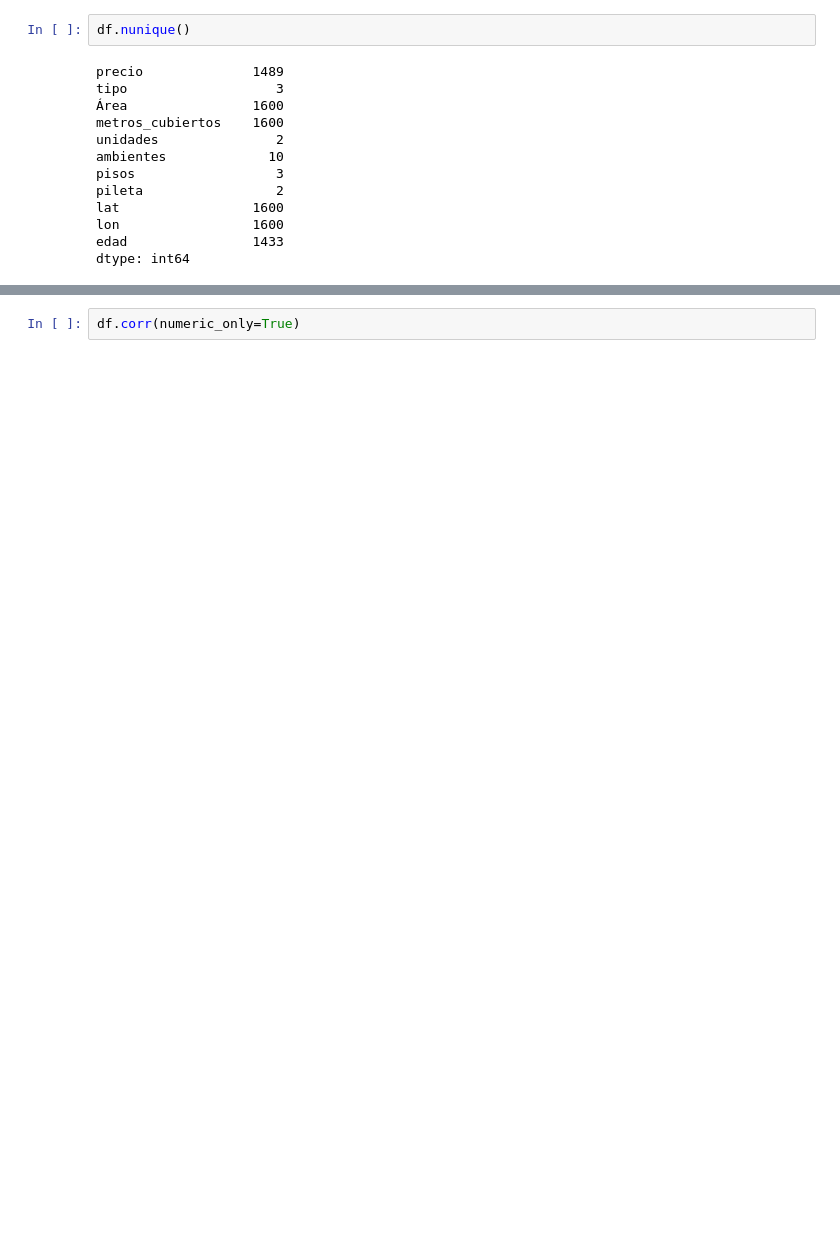
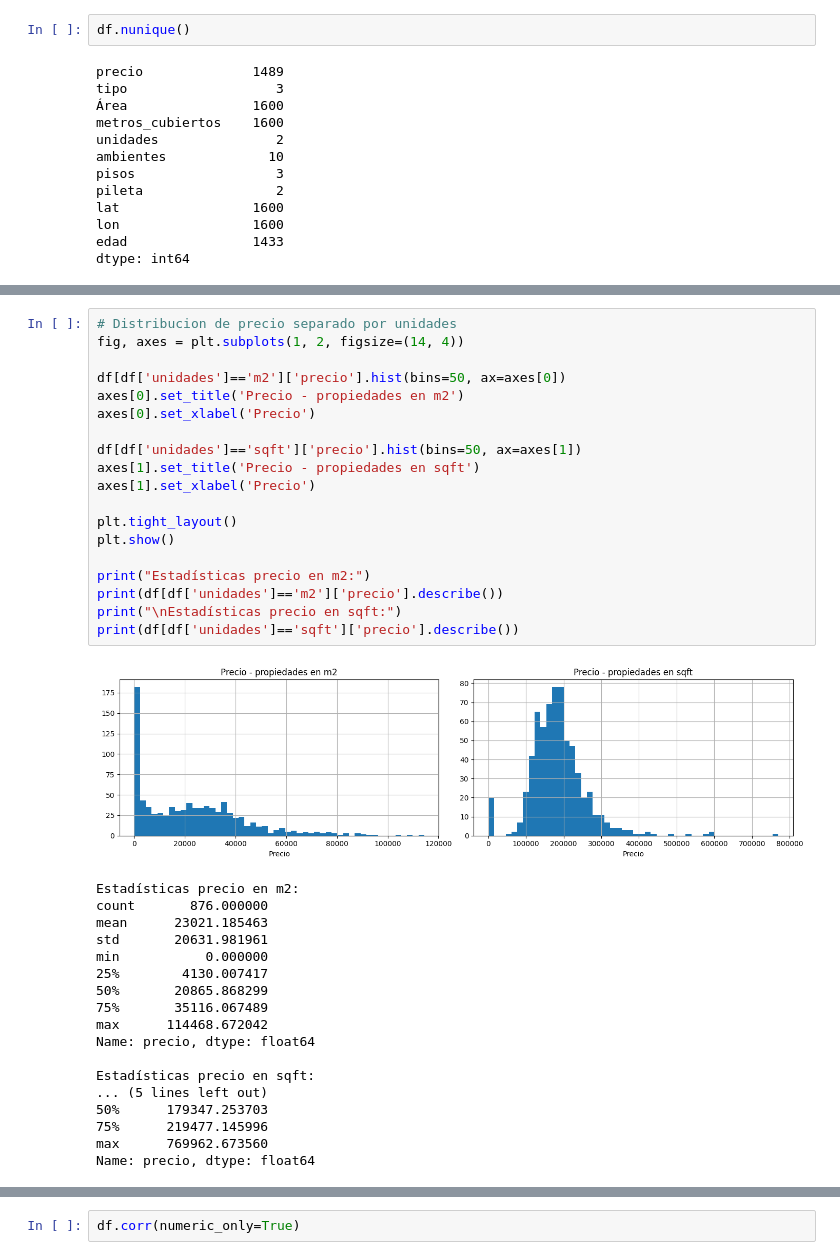
Before and after one commit to biancapaz/ml_tp1, a Jupyter notebook: notebooks/Entrega_TP1.ipynb, the cells around one changed output, grey strips where cells are left out. Saved outputs shown, nothing was run; the diff lists cells and outputs as text; blank space fills up the shorter version.

```diff
--- a/notebooks/Entrega_TP1.ipynb
+++ b/notebooks/Entrega_TP1.ipynb
@@ -84,0 +219,38 @@ dtype: int64
+# %%
+# Distribucion de precio separado por unidades
+fig, axes = plt.subplots(1, 2, figsize=(14, 4))
+
+df[df['unidades']=='m2']['precio'].hist(bins=50, ax=axes[0])
+axes[0].set_title('Precio - propiedades en m2')
+axes[0].set_xlabel('Precio')
+
+df[df['unidades']=='sqft']['precio'].hist(bins=50, ax=axes[1])
+axes[1].set_title('Precio - propiedades en sqft')
+axes[1].set_xlabel('Precio')
+
+plt.tight_layout()
+plt.show()
+
+print("Estadísticas precio en m2:")
+print(df[df['unidades']=='m2']['precio'].describe())
+print("\nEstadísticas precio en sqft:")
+print(df[df['unidades']=='sqft']['precio'].describe())
+# %% [output]
+[figure, added]
+Estadísticas precio en m2:
+count       876.000000
+mean      23021.185463
+std       20631.981961
+min           0.000000
+25%        4130.007417
+50%       20865.868299
+75%       35116.067489
+max      114468.672042
+Name: precio, dtype: float64
+
+Estadísticas precio en sqft:
+... (5 lines left out)
+50%      179347.253703
+75%      219477.145996
+max      769962.673560
+Name: precio, dtype: float64
```
Also changed, not shown: parts of 21 cells of this notebook.
